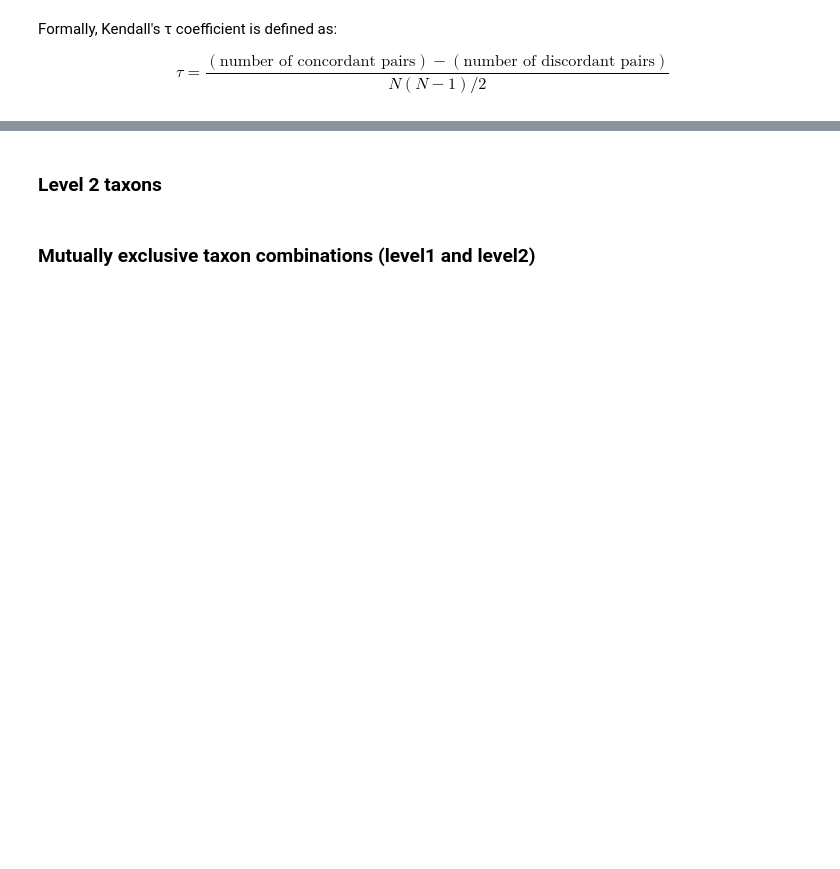
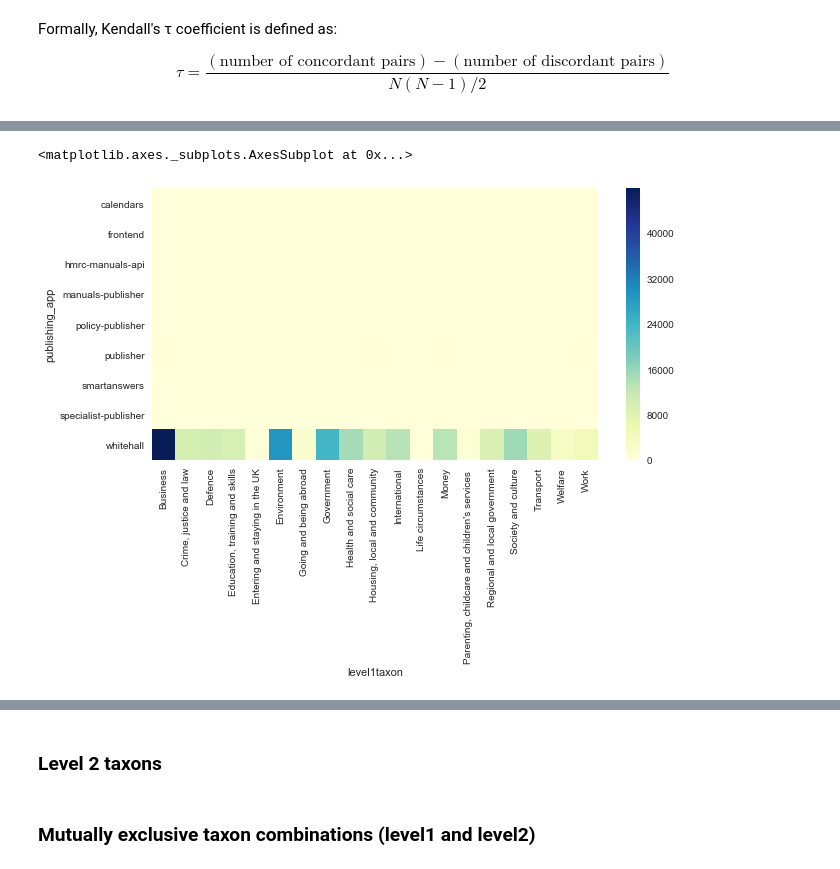
Before and after one commit to alphagov/govuk-taxonomy-supervised-learning, a Jupyter notebook: python/notebooks/EDA-Taxons.ipynb, the cells around one changed output, grey strips where cells are left out. Drawn from its saved outputs; the diff is of its cells as text; code cells hidden in the pictures; blank space fills up the shorter version.

```diff
--- a/python/notebooks/EDA-Taxons.ipynb
+++ b/python/notebooks/EDA-Taxons.ipynb
@@ -245,5 +320,8 @@ sns.heatmap(top_doctype, cmap = "YlGnBu")
 # %%
-top_pubapp = pd.crosstab(content_taxons_dedup['publishing_app'], content_taxons_dedup['level1taxon'])
+top_pubapp = pd.crosstab(filtered['publishing_app'], filtered['level1taxon'])
 fig, ax = plt.subplots(figsize=(10,5))
 sns.heatmap(top_pubapp, cmap = "YlGnBu")
+# %% [output]
+<matplotlib.axes._subplots.AxesSubplot at 0x...>
+[figure, added]
 # %%
```
Also changed, not shown: parts of 12 cells of this notebook.
